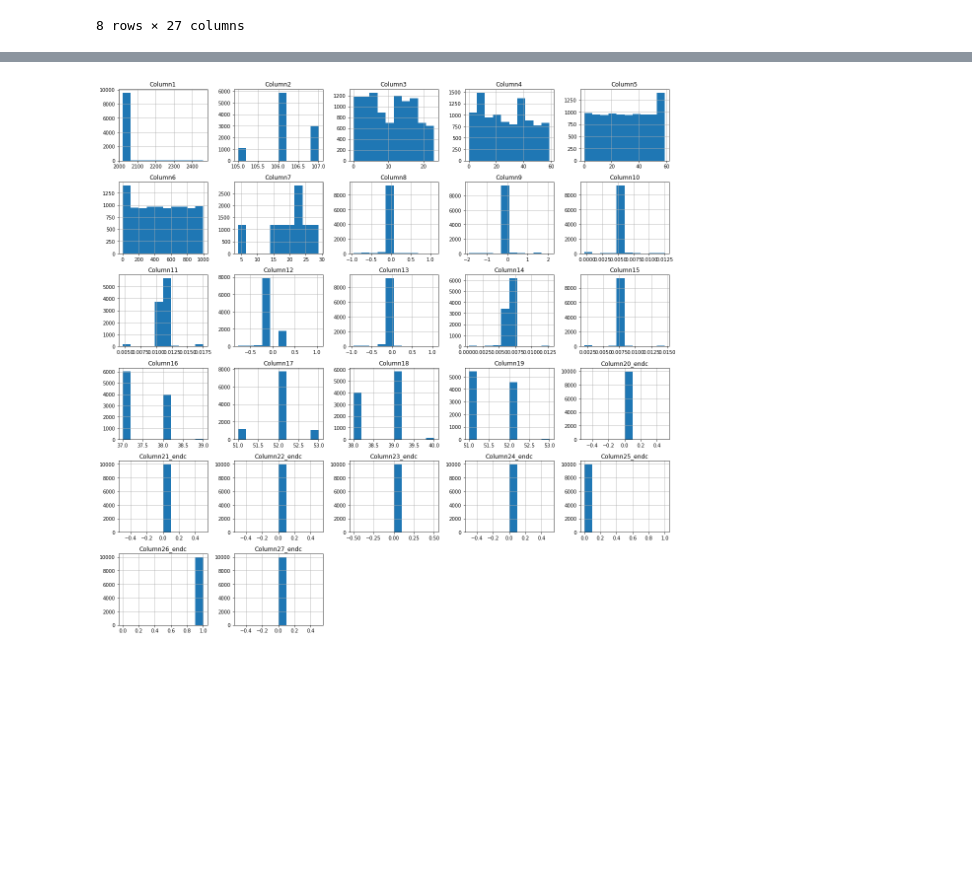
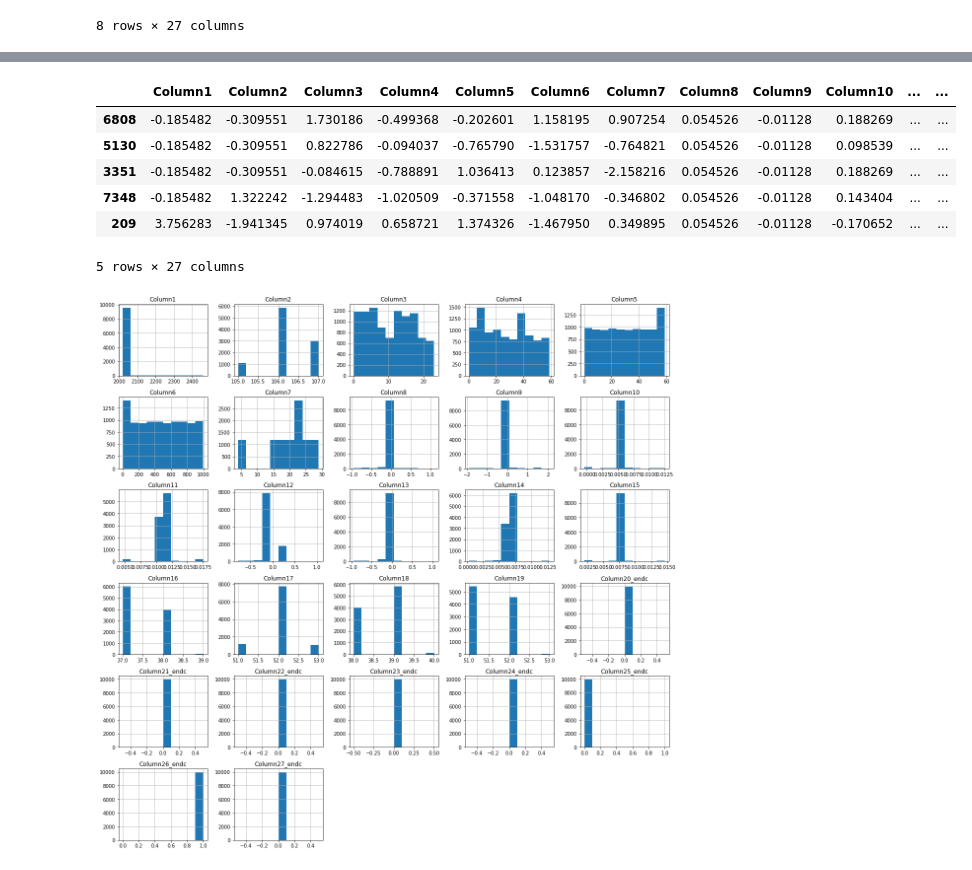
Before and after one commit to vinaykeshava/DeepLearning_1stAssignment, a Jupyter notebook: 1MS19IS139_VINAY_K/DL_ISRO.ipynb, the cells around one changed output, grey strips where cells are left out. Saved outputs shown, nothing was run; the diff lists cells and outputs as text; code cells hidden in the pictures; blank space fills up the shorter version.

```diff
--- a/1MS19IS139_VINAY_K/DL_ISRO.ipynb
+++ b/1MS19IS139_VINAY_K/DL_ISRO.ipynb
@@ -180,3 +230,28 @@ df1.describe()
+# %%
+# apply the z-score method in Pandas using the .mean() and .std() methods
+def z_score(df):
+    # copy the dataframe
+    df_std = df.copy()
+    # apply the z-score method
+    for column in df_std.columns:
+        df_std[column] = (df_std[column] - df_std[column].mean()) / df_std[column].std()
+
+    return df_std
+
+# call the z_score function
+numerics = ['int16', 'int32', 'int64', 'float16', 'float32', 'float64']
+df1_copy_3 = df1.select_dtypes(include=numerics)
+scaled_df_3 = z_score(df1_copy_3)
+
+scaled_df_3.sample(n=5)
+# %% [output]
+|  | Column1 | Column2 | Column3 | Column4 | Column5 | Column6 | Column7 | Column8 | Column9 | Column10 | ... | ... |
+| 6808 | -0.185482 | -0.309551 | 1.730186 | -0.499368 | -0.202601 | 1.158195 | 0.907254 | 0.054526 | -0.01128 | 0.188269 | ... | ... |
+| 5130 | -0.185482 | -0.309551 | 0.822786 | -0.094037 | -0.765790 | -1.531757 | -0.764821 | 0.054526 | -0.01128 | 0.098539 | ... | ... |
+| 3351 | -0.185482 | -0.309551 | -0.084615 | -0.788891 | 1.036413 | 0.123857 | -2.158216 | 0.054526 | -0.01128 | 0.188269 | ... | ... |
+| 7348 | -0.185482 | 1.322242 | -1.294483 | -1.020509 | -0.371558 | -1.048170 | -0.346802 | 0.054526 | -0.01128 | 0.143404 | ... | ... |
+| 209 | 3.756283 | -1.941345 | 0.974019 | 0.658721 | 1.374326 | -1.467950 | 0.349895 | 0.054526 | -0.01128 | -0.170652 | ... | ... |
+5 rows × 27 columns
 # %%
 distribution_plot = df1.hist(figsize = (20,20))
 # %% [output]
```
Also changed, not shown: parts of 16 cells of this notebook, 1 other file.
